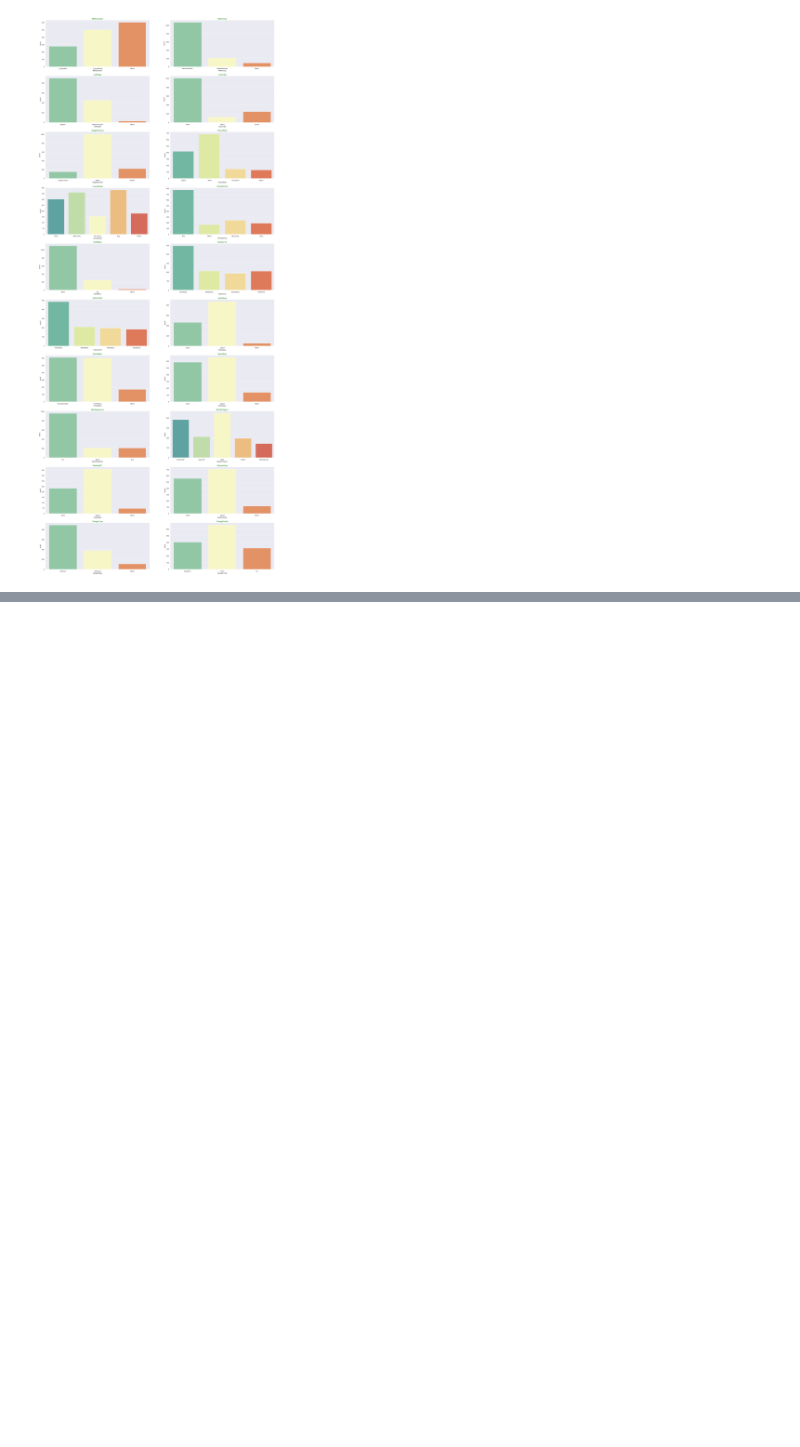
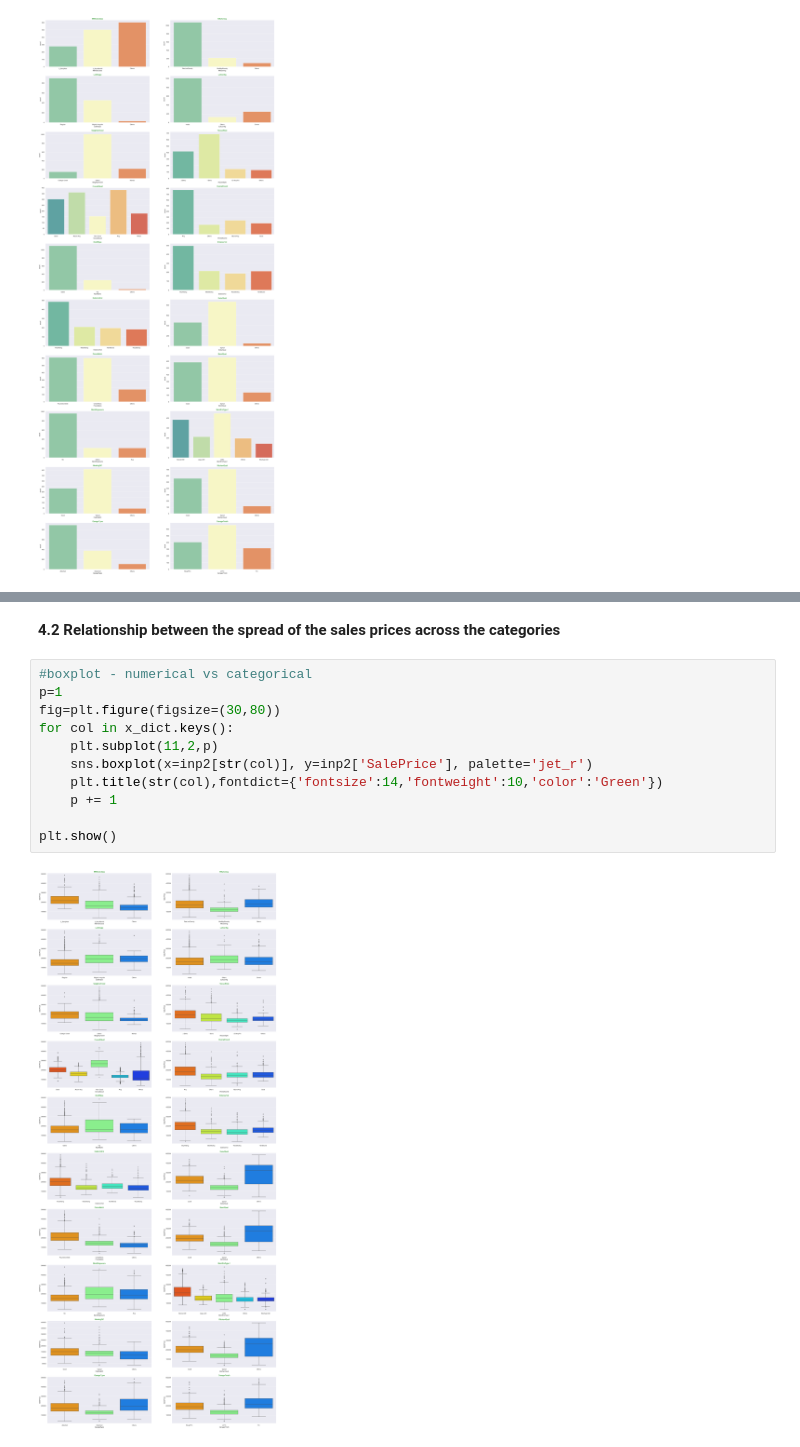
Before and after one commit to andrea-naz7/Sunrise_Housing_CaseStudy, a Jupyter notebook: Sunrise_Housing_Andrea.ipynb, the cells around one changed output, grey strips where cells are left out. Cells and saved outputs as stored; diff of their text form; blank space fills up the shorter version.

```diff
--- a/Sunrise_Housing_Andrea.ipynb
+++ b/Sunrise_Housing_Andrea.ipynb
@@ -658,0 +684,15 @@ plt.show()
+# %% [markdown]
+**4.2 Relationship between the spread of the sales prices across the categories**
+# %%
+#boxplot - numerical vs categorical
+p=1
+fig=plt.figure(figsize=(30,80))
+for col in x_dict.keys():
+    plt.subplot(11,2,p)
+    sns.boxplot(x=inp2[str(col)], y=inp2['SalePrice'], palette='jet_r')
+    plt.title(str(col),fontdict={'fontsize':14,'fontweight':10,'color':'Green'})
+    p += 1
+
+plt.show()
+# %% [output]
+[figure, added]
```
Also changed, not shown: parts of 9 cells of this notebook.
